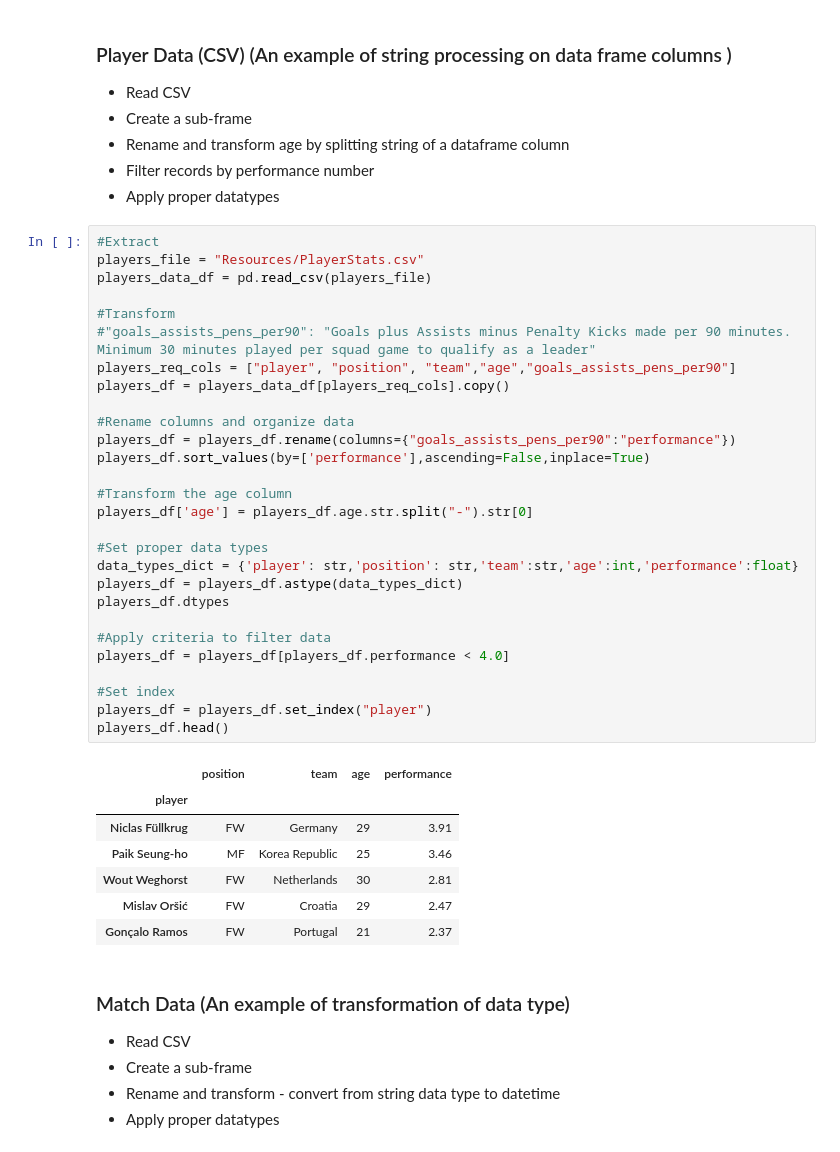
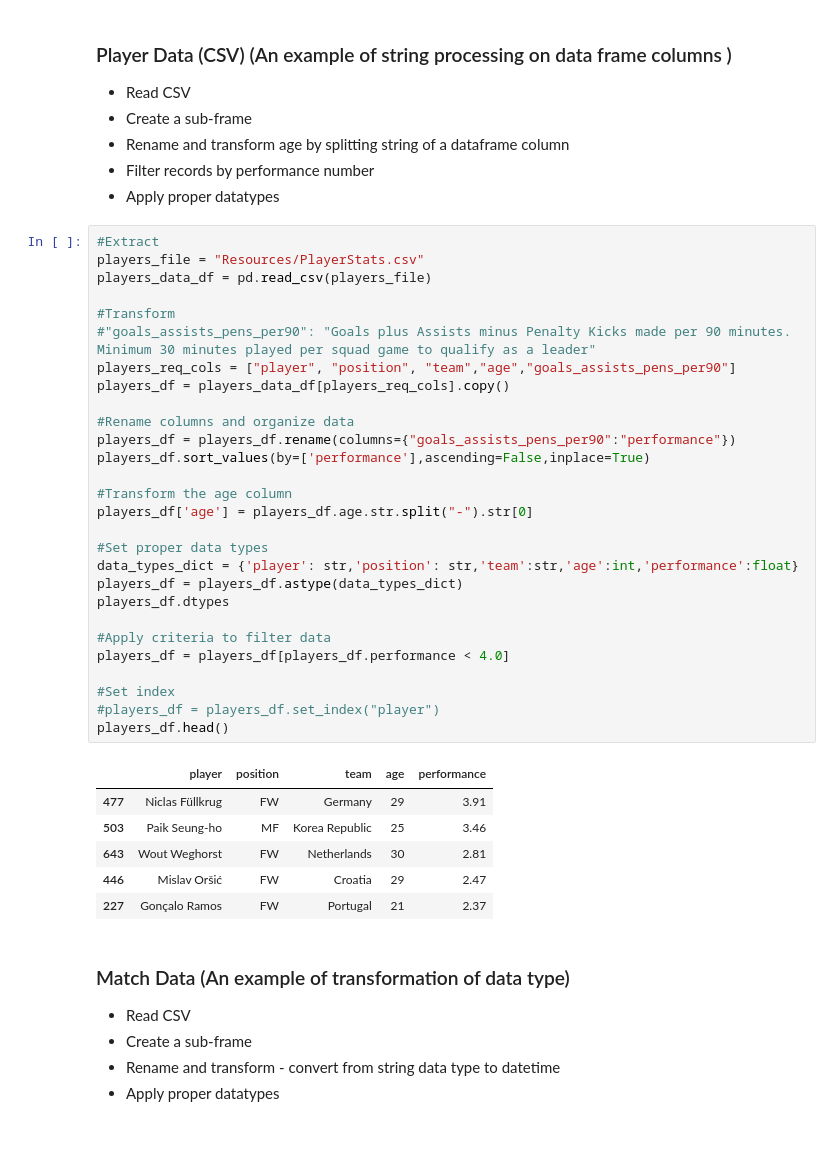
Before and after one commit to xnotynot/Project2-ETL, a Jupyter notebook: FIFA_2022_ETL.ipynb, the cells around one changed output. Cells and saved outputs as stored; diff of their text form.

```diff
--- a/FIFA_2022_ETL.ipynb
+++ b/FIFA_2022_ETL.ipynb
@@ -66,39 +65,38 @@ team_df.head()
 # %%
 #Extract
 players_file = "Resources/PlayerStats.csv"
 players_data_df = pd.read_csv(players_file)
 
 #Transform
 #"goals_assists_pens_per90": "Goals plus Assists minus Penalty Kicks made per 90 minutes. Minimum 30 minutes played per squad game to qualify as a leader"
 players_req_cols = ["player", "position", "team","age","goals_assists_pens_per90"]
 players_df = players_data_df[players_req_cols].copy()
 
 #Rename columns and organize data
 players_df = players_df.rename(columns={"goals_assists_pens_per90":"performance"})
 players_df.sort_values(by=['performance'],ascending=False,inplace=True)
 
 #Transform the age column
 players_df['age'] = players_df.age.str.split("-").str[0]
 
 #Set proper data types
 data_types_dict = {'player': str,'position': str,'team':str,'age':int,'performance':float}
 players_df = players_df.astype(data_types_dict)
 players_df.dtypes
 
 #Apply criteria to filter data
 players_df = players_df[players_df.performance < 4.0]
 
 #Set index
-players_df = players_df.set_index("player")
+#players_df = players_df.set_index("player")
 players_df.head()
 # %% [output]
-|  | position | team | age | performance |
-| player |  |  |  |  |
-| Niclas Füllkrug | FW | Germany | 29 | 3.91 |
-| Paik Seung-ho | MF | Korea Republic | 25 | 3.46 |
-| Wout Weghorst | FW | Netherlands | 30 | 2.81 |
-| Mislav Oršić | FW | Croatia | 29 | 2.47 |
-| Gonçalo Ramos | FW | Portugal | 21 | 2.37 |
+|  | player | position | team | age | performance |
+| 477 | Niclas Füllkrug | FW | Germany | 29 | 3.91 |
+| 503 | Paik Seung-ho | MF | Korea Republic | 25 | 3.46 |
+| 643 | Wout Weghorst | FW | Netherlands | 30 | 2.81 |
+| 446 | Mislav Oršić | FW | Croatia | 29 | 2.47 |
+| 227 | Gonçalo Ramos | FW | Portugal | 21 | 2.37 |
 # %% [markdown]
 ### Match Data (An example of transformation of data type)
 * Read CSV
```
Also changed, not shown: parts of 11 cells of this notebook, 3 other files.
